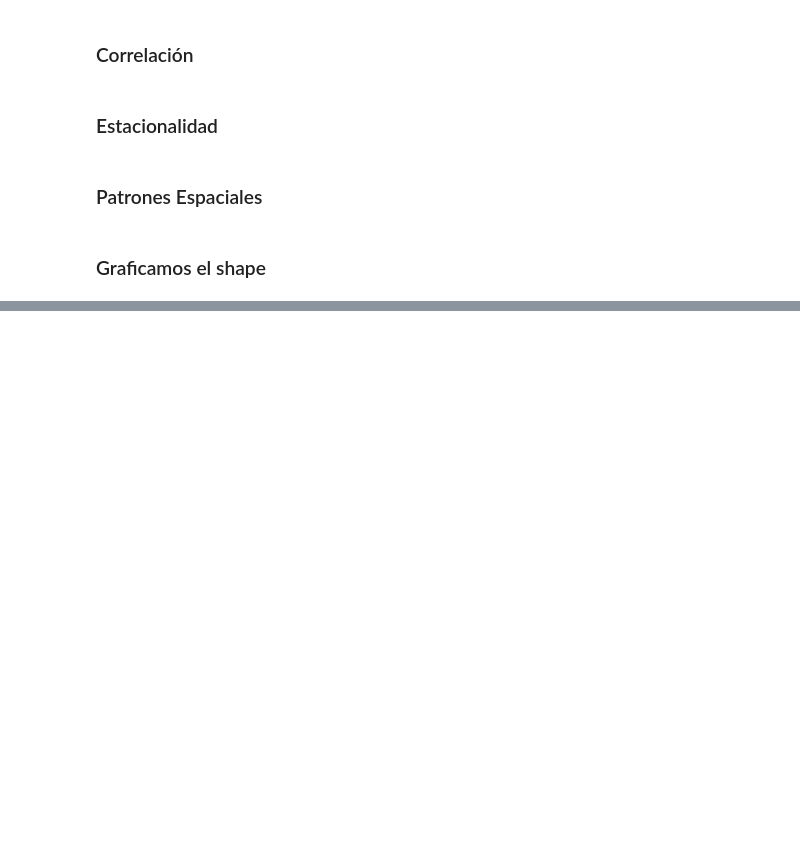
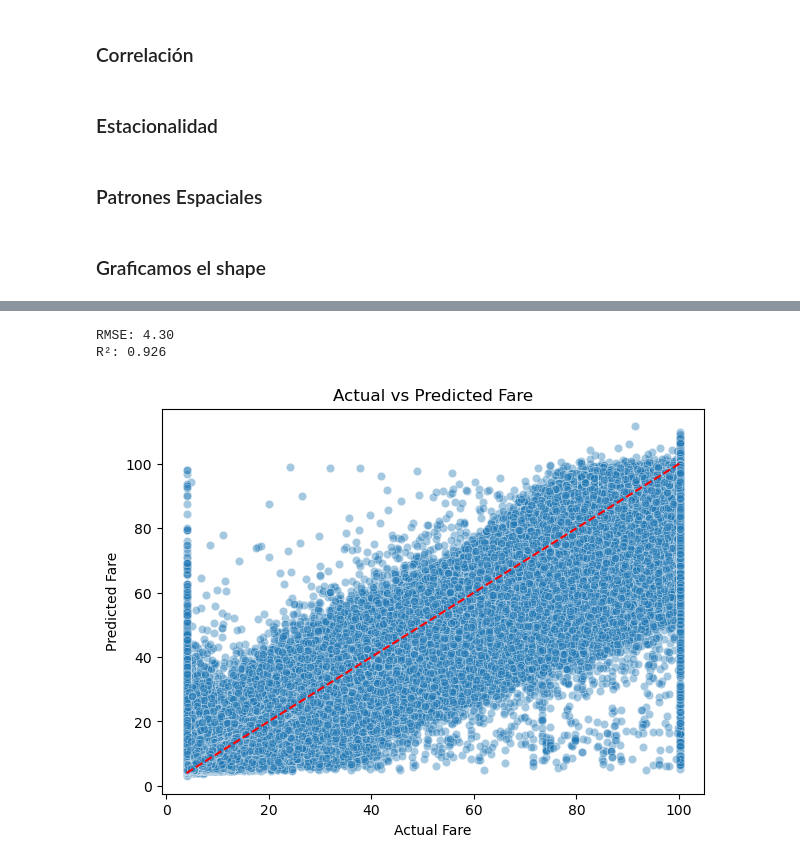
Before and after one commit to DAcoder17/MachineLearning1, a Jupyter notebook: TLC/EDA.ipynb, the cells around one changed output, grey strips where cells are left out. Drawn from its saved outputs; the diff is of its cells as text; code cells hidden in the pictures; blank space fills up the shorter version.

Commit message:
actualizacion

```diff
--- a/TLC/EDA.ipynb
+++ b/TLC/EDA.ipynb
@@ -581,0 +627,22 @@ model.fit(X_train, y_train)
+# %%
+from sklearn.metrics import mean_squared_error, r2_score
+
+mse = mean_squared_error(y_test, y_pred)
+rmse = mse ** 0.5
+r2 = r2_score(y_test, y_pred)
+
+print(f"RMSE: {rmse:.2f}")
+print(f"R²: {r2:.3f}")
+# %% [output]
+RMSE: 4.30
+R²: 0.926
+# %%
+plt.figure(figsize=(7,5))
+sns.scatterplot(x=y_test, y=y_pred, alpha=0.4)
+plt.plot([y_test.min(), y_test.max()], [y_test.min(), y_test.max()], 'r--')
+plt.xlabel("Actual Fare")
+plt.ylabel("Predicted Fare")
+plt.title("Actual vs Predicted Fare")
+plt.show()
+# %% [output]
+[figure, added]
```
Also changed, not shown: parts of 7 cells of this notebook.
